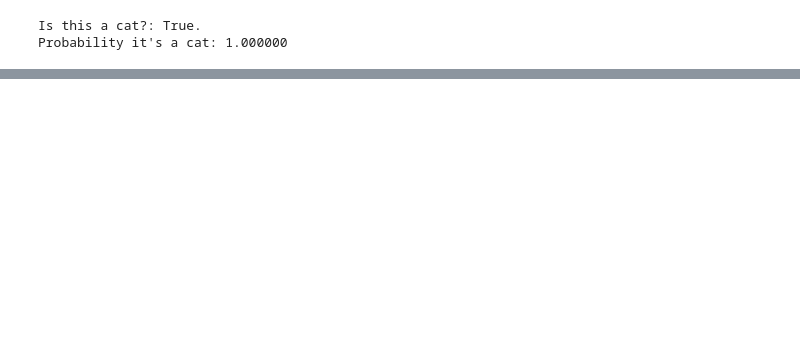
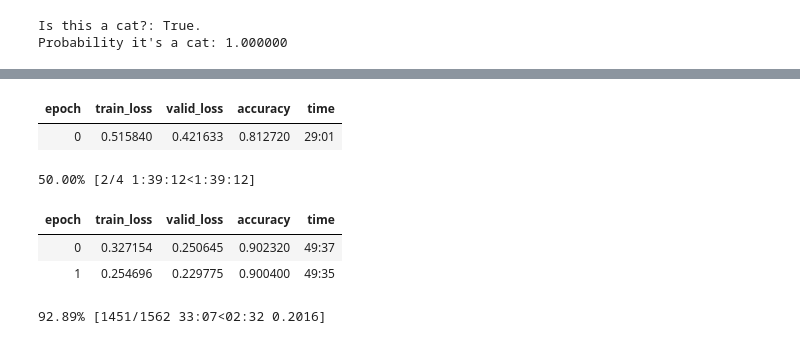
Before and after one commit to kevintsi/deep_learning_course, a Jupyter notebook: deep_learning_course.ipynb, the cells around one changed output, grey strips where cells are left out. Drawn from its saved outputs; the diff is of its cells as text; code cells hidden in the pictures; blank space fills up the shorter version.

```diff
--- a/deep_learning_course.ipynb
+++ b/deep_learning_course.ipynb
@@ -51,0 +77,14 @@ Probability it's a cat: 1.000000
+# %%
+from fastai.text.all import *
+
+dls = TextDataLoaders.from_folder(untar_data(URLs.IMDB), valid='test', bs=16)
+learn = text_classifier_learner(dls, AWD_LSTM, drop_mult=0.5, metrics=accuracy)
+learn.fine_tune(4, 1e-2)
+# %% [output]
+| epoch | train_loss | valid_loss | accuracy | time |
+| 0 | 0.515840 | 0.421633 | 0.812720 | 29:01 |
+50.00% [2/4 1:39:12<1:39:12]
+| epoch | train_loss | valid_loss | accuracy | time |
+| 0 | 0.327154 | 0.250645 | 0.902320 | 49:37 |
+| 1 | 0.254696 | 0.229775 | 0.900400 | 49:35 |
+92.89% [1451/1562 33:07<02:32 0.2016]
```
Also changed, not shown: parts of 7 cells of this notebook.
